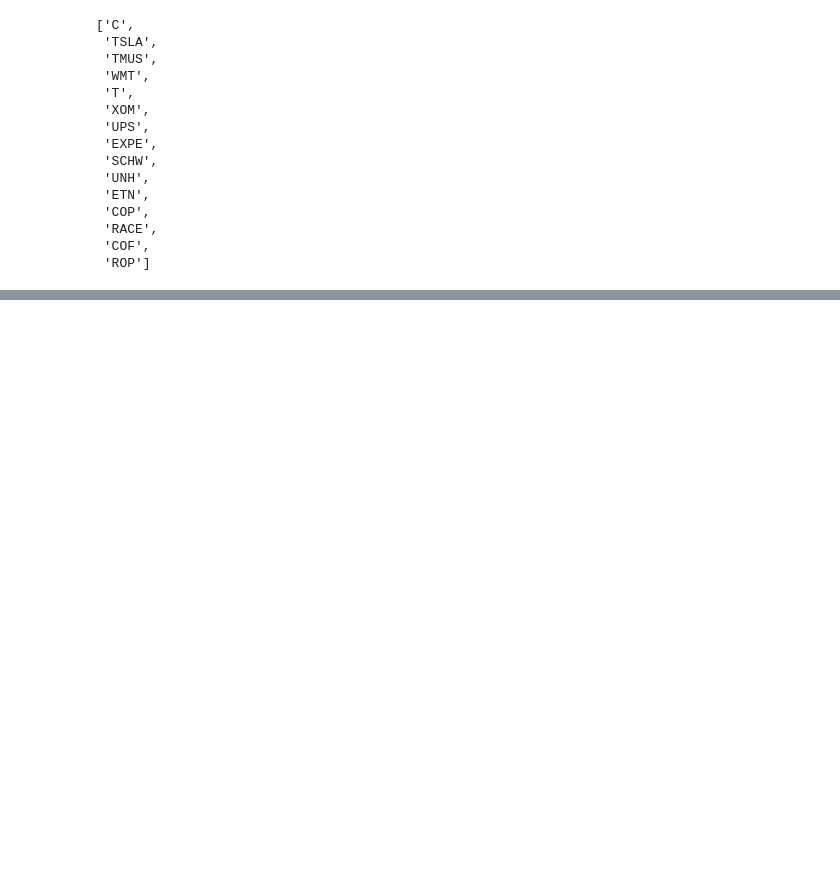
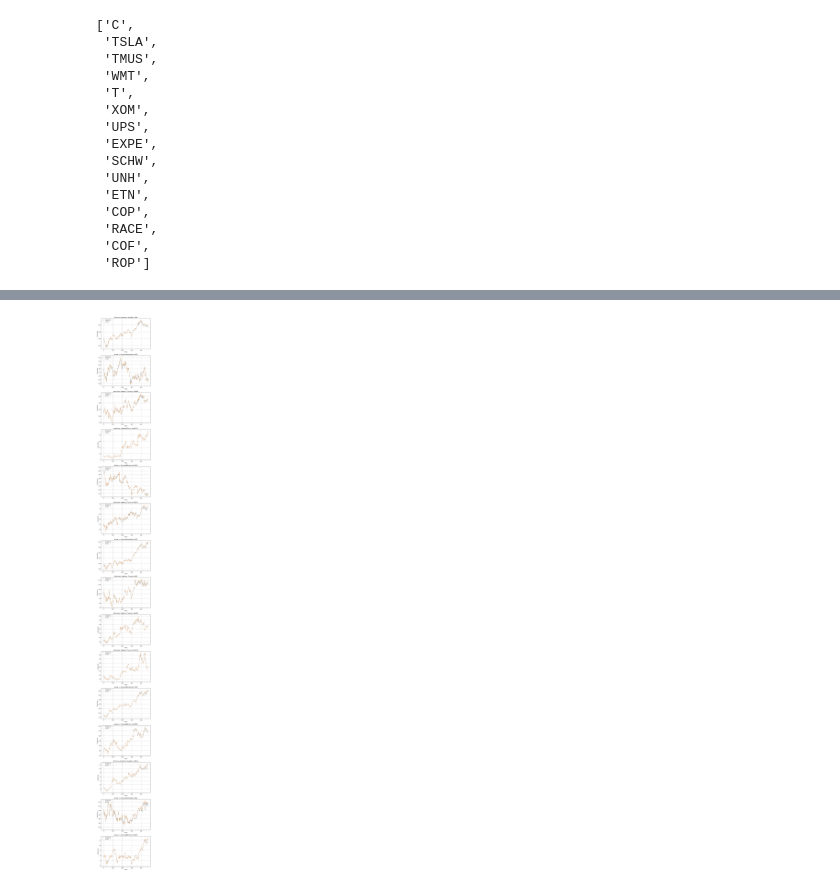
Before and after one commit to tranjm4/rnn_stock_predictor, a Jupyter notebook: model/model.ipynb, the cells around one changed output, grey strips where cells are left out. Cells and saved outputs as stored; diff of their text form; code cells hidden in the pictures; blank space fills up the shorter version.

```diff
--- a/model/model.ipynb
+++ b/model/model.ipynb
@@ -495,0 +556,6 @@ evaluate_non_sampled_symbols(model_30day, not_sampled_symbols)
+# %%
+model_14day_huber = torch.load("model_14day_huber.pt")
+# %%
+evaluate_non_sampled_symbols(model_14day_huber, not_sampled_symbols)
+# %% [output]
+[figure, added]
```
Also changed, not shown: parts of 12 cells of this notebook.
